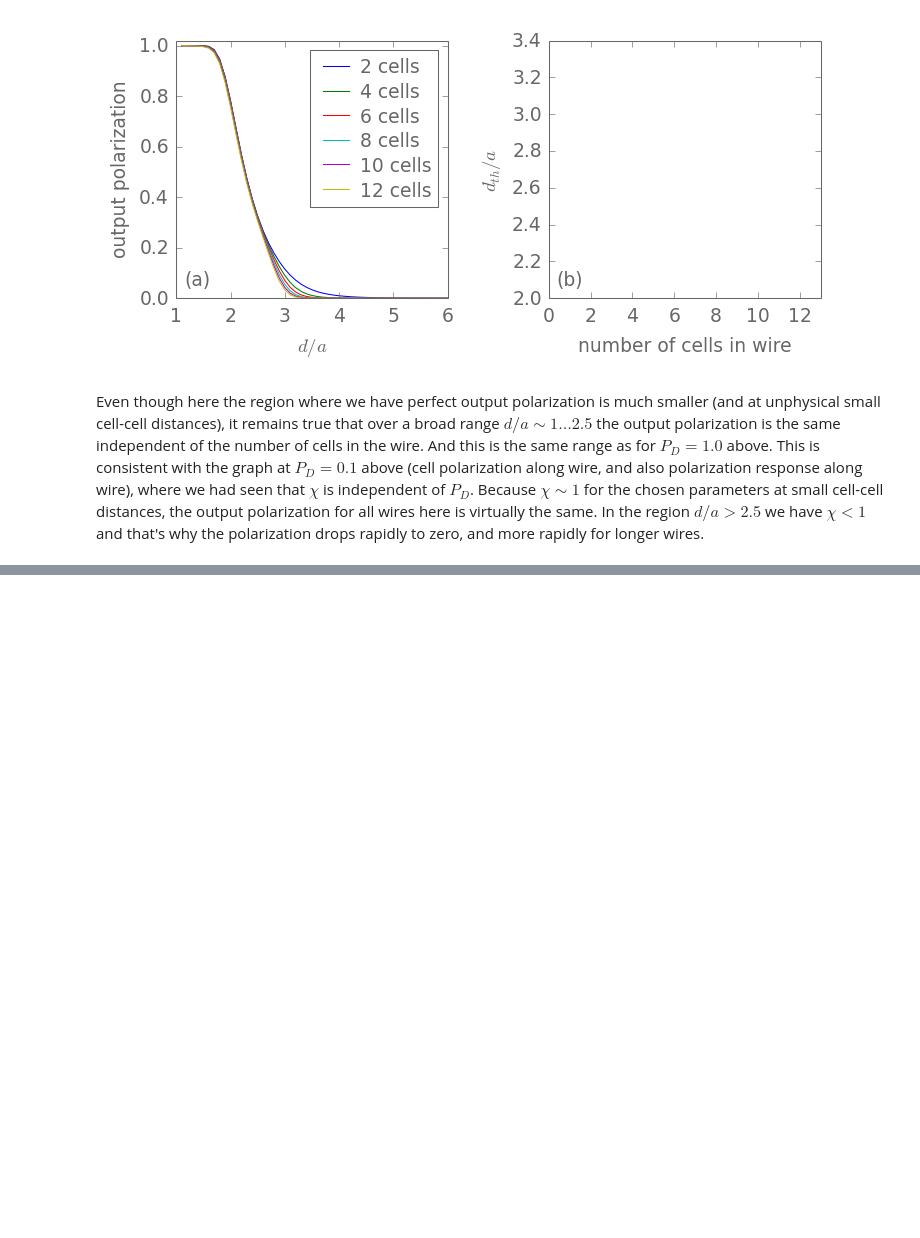
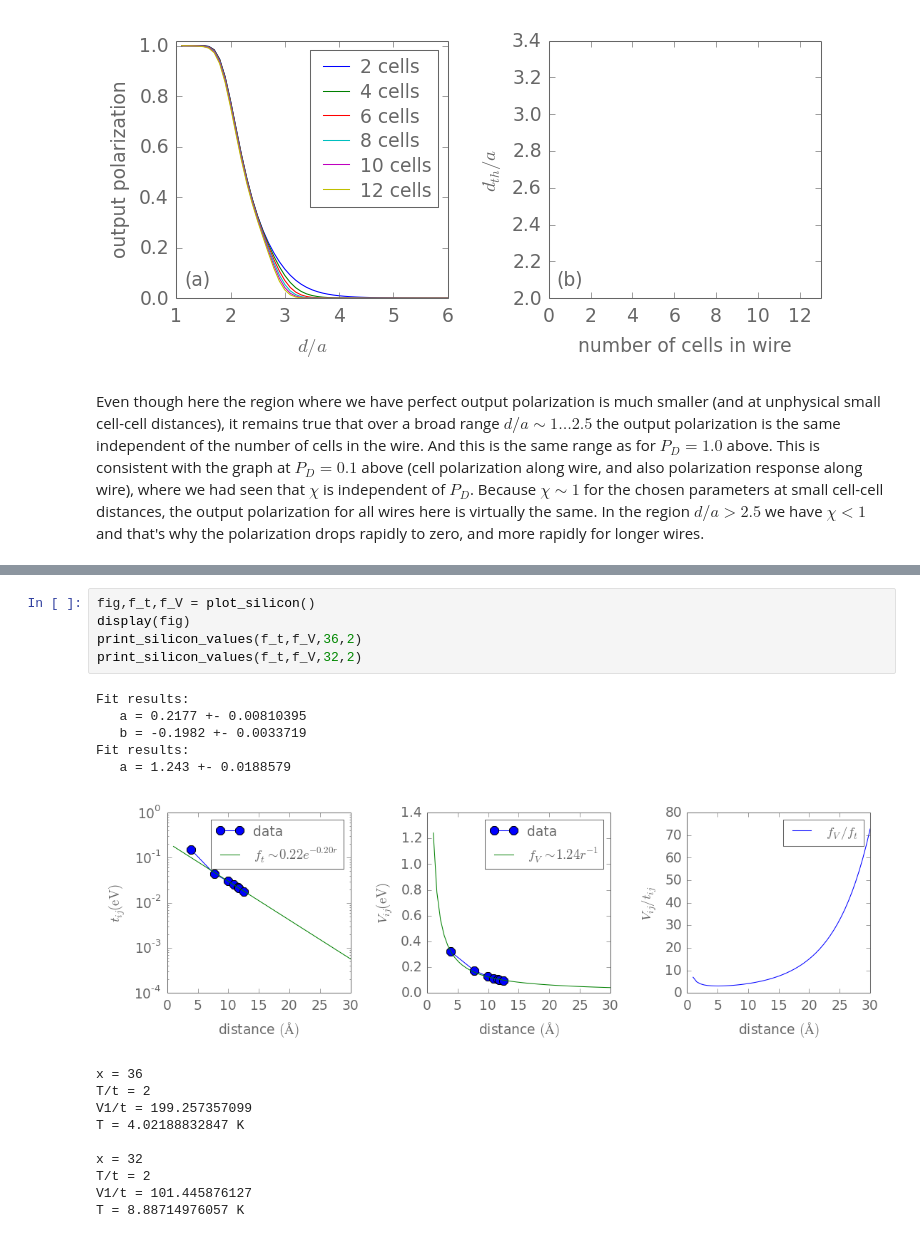
Before and after one commit to meznom/phd_thesis, a Jupyter notebook: notebooks/chapter03.ipynb, the cells around one changed output, grey strips where cells are left out. Saved outputs shown, nothing was run; the diff lists cells and outputs as text; blank space fills up the shorter version.

```diff
--- a/notebooks/chapter03.ipynb
+++ b/notebooks/chapter03.ipynb
@@ -832,0 +905,21 @@ Even though here the region where we have perfect output polarization is much sm
+# %%
+fig,f_t,f_V = plot_silicon()
+display(fig)
+print_silicon_values(f_t,f_V,36,2)
+print_silicon_values(f_t,f_V,32,2)
+# %% [output]
+Fit results:
+   a = 0.2177 +- 0.00810395
+   b = -0.1982 +- 0.0033719
+Fit results:
+   a = 1.243 +- 0.0188579
+[figure, added]
+x = 36
+T/t = 2
+V1/t = 199.257357099
+T = 4.02188832847 K
+
+x = 32
+T/t = 2
+V1/t = 101.445876127
+T = 8.88714976057 K
```
Also changed, not shown: parts of 2 cells of this notebook, 4 other files.
